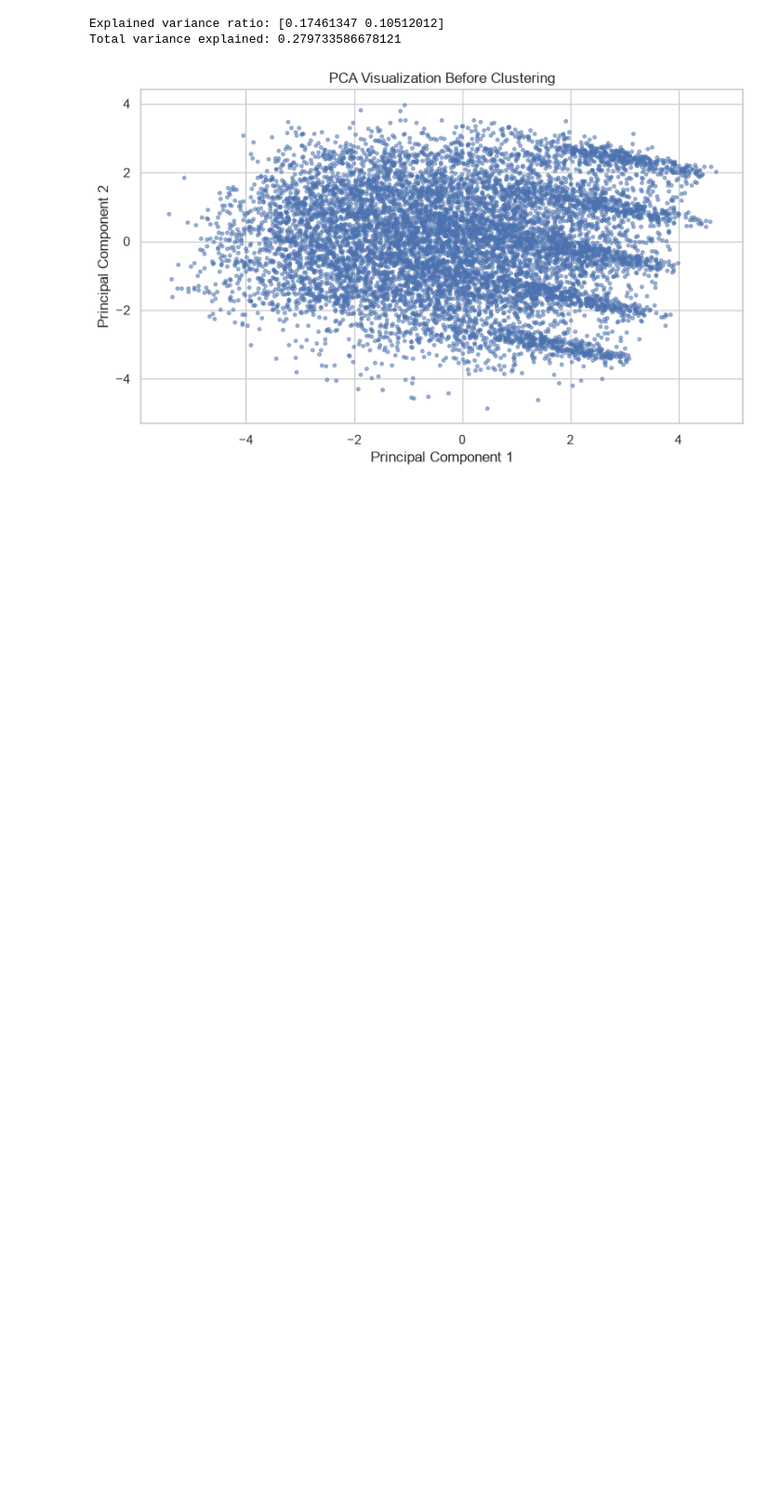
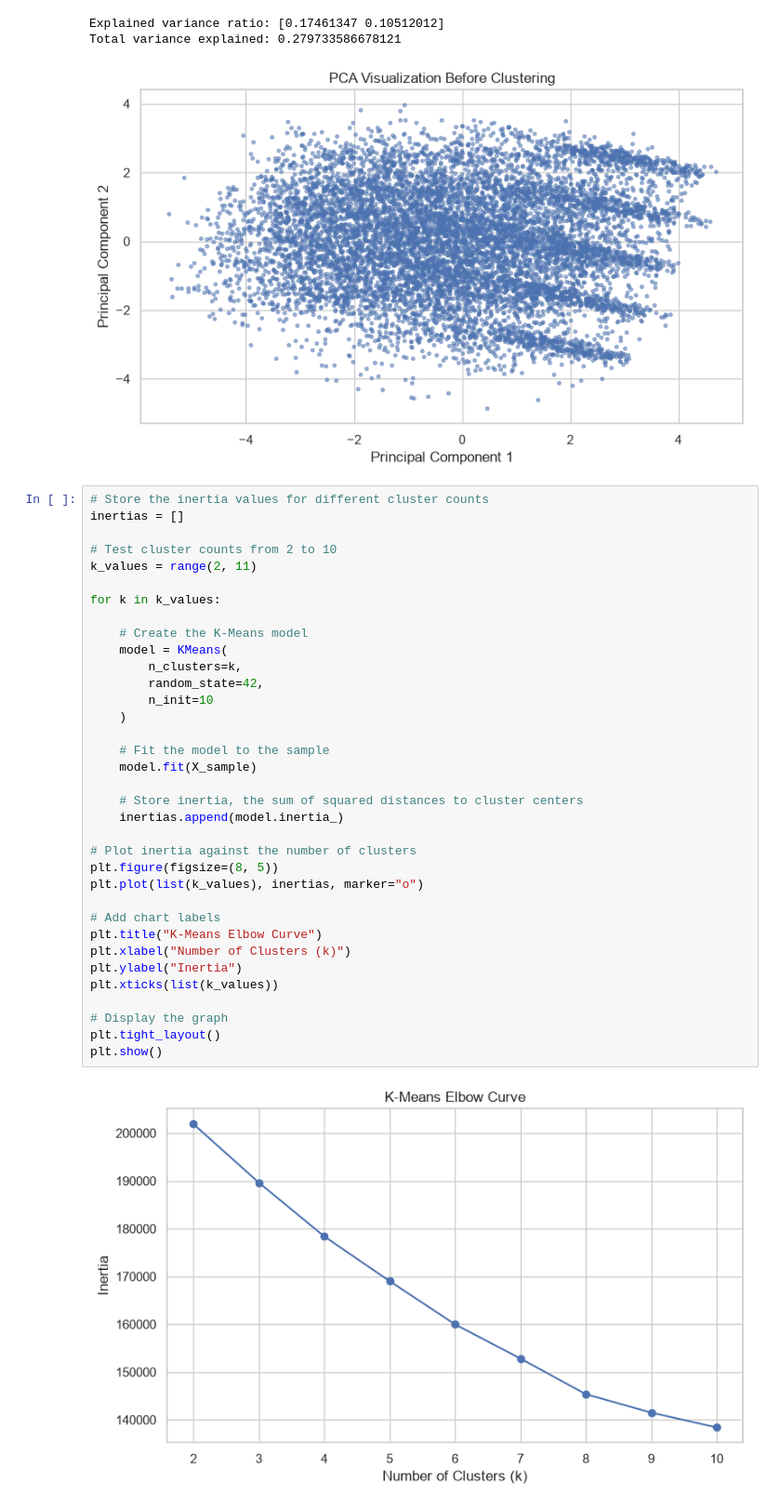
Before and after one commit to Meghana-PV/ml_caseStudy, a Jupyter notebook: notebooks/clustering.ipynb, the cells around one changed output. Shown at 93% size. Saved outputs shown, nothing was run; the diff lists cells and outputs as text; blank space fills up the shorter version.

Commit message:
K-Means — Elbow method

```diff
--- a/notebooks/clustering.ipynb
+++ b/notebooks/clustering.ipynb
@@ -357,3 +357,40 @@ plt.show()
 Explained variance ratio: [0.17461347 0.10512012]
 Total variance explained: 0.279733586678121
 [figure]
+# %%
+# Store the inertia values for different cluster counts
+inertias = []
+
+# Test cluster counts from 2 to 10
+k_values = range(2, 11)
+
+for k in k_values:
+
+    # Create the K-Means model
+    model = KMeans(
+        n_clusters=k,
+        random_state=42,
+        n_init=10
+    )
+
+    # Fit the model to the sample
+    model.fit(X_sample)
+
+    # Store inertia, the sum of squared distances to cluster centers
+    inertias.append(model.inertia_)
+
+# Plot inertia against the number of clusters
+plt.figure(figsize=(8, 5))
+plt.plot(list(k_values), inertias, marker="o")
+
+# Add chart labels
+plt.title("K-Means Elbow Curve")
+plt.xlabel("Number of Clusters (k)")
+plt.ylabel("Inertia")
+plt.xticks(list(k_values))
+
+# Display the graph
+plt.tight_layout()
+plt.show()
+# %% [output]
+[figure, added]
```
